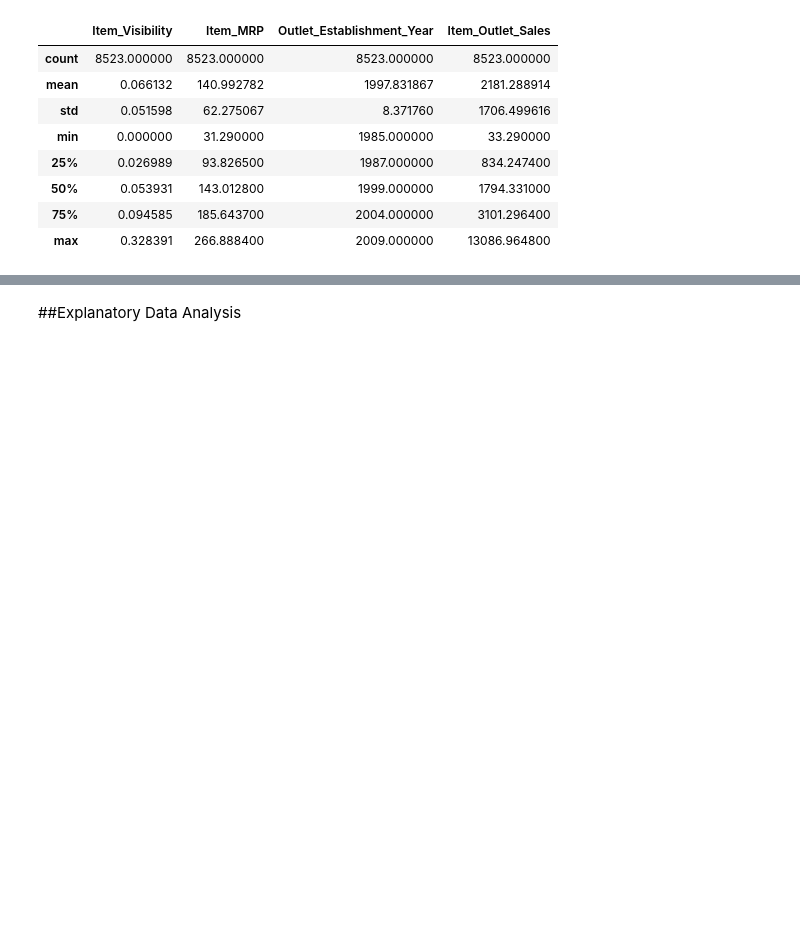
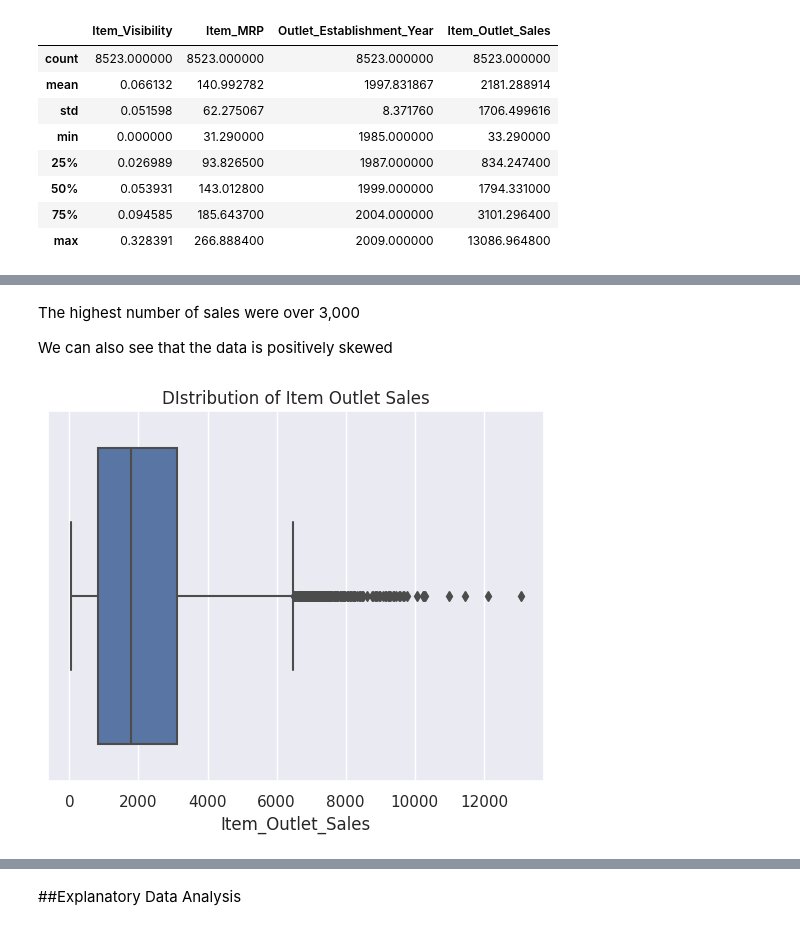
Before and after one commit to ob3dd/Prediction-of-Product-Sales, a Jupyter notebook: Prediction_of_Product_Sales.ipynb, the cells around one changed output, grey strips where cells are left out. Cells and saved outputs as stored; diff of their text form; code cells hidden in the pictures; blank space fills up the shorter version.

```diff
--- a/Prediction_of_Product_Sales.ipynb
+++ b/Prediction_of_Product_Sales.ipynb
@@ -165,0 +217,12 @@ df_sales.describe()
+# %% [markdown]
+The highest number of sales were over 3,000
+
+We can also see that the data is positively skewed
+# %%
+# Creating a Boxplot to view statistical summaries of Item Outlet Sales
+ax = sns.boxplot(data = df_sales, x ='Item_Outlet_Sales');
+
+#Adding a title
+ax.set_title('DIstribution of Item Outlet Sales');
+# %% [output]
+[figure, added]
```
Also changed, not shown: parts of 35 cells of this notebook.
